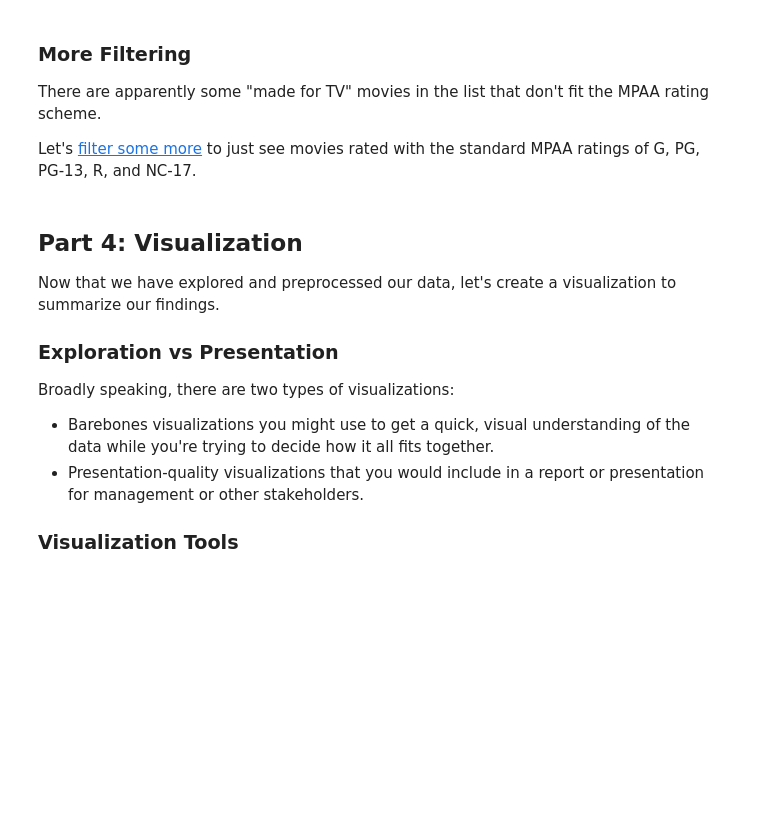
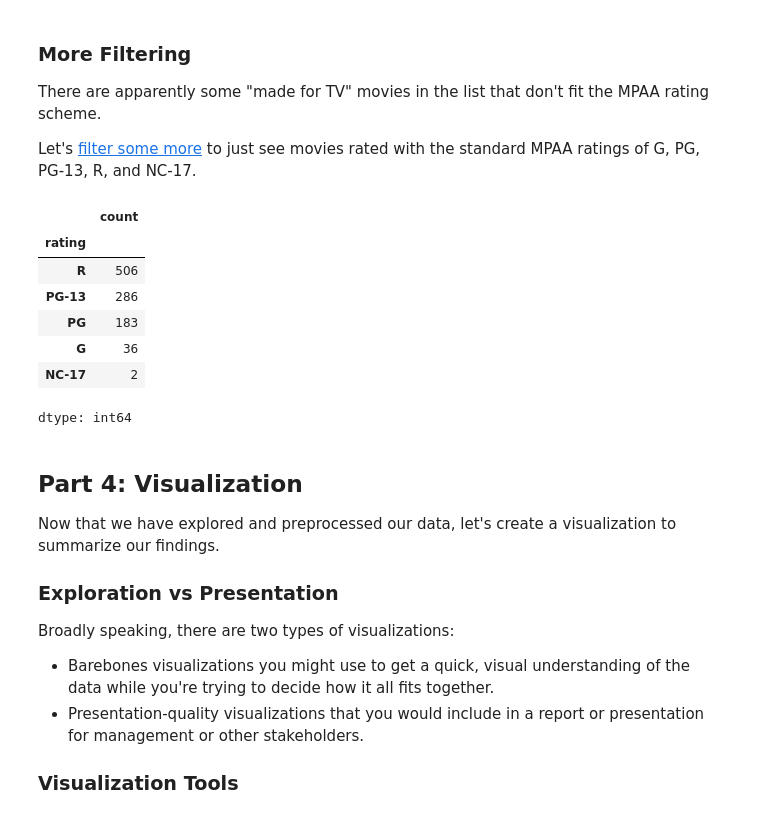
Before and after one commit to eyringspencer/eyringspencer.github.io, a Jupyter notebook: notebooks/Exploration_01.ipynb, the cells around one changed output. Cells and saved outputs as stored; diff of their text form; code cells hidden in the pictures; blank space fills up the shorter version.

```diff
--- a/notebooks/Exploration_01.ipynb
+++ b/notebooks/Exploration_01.ipynb
@@ -73,7 +131,19 @@ Let's [filter some more](https://pandas.pydata.org/docs/getting_started/intro_tu
 # %%
 # Filter the list of movies to select a new subset containing only movies with
 # a standard MPAA rating. Calculate how many rows are in this new set, and
 # then see which ratings appear most often.
+mpaa_movies = movies[movies['rating'].isin(['G', 'PG', 'PG-13', 'R', 'NC-17'])]
+mpaa_movies.shape
+mpaa_movies['rating'].value_counts()
+# %% [output]
+|  | count |
+| rating |  |
+| R | 506 |
+| PG-13 | 286 |
+| PG | 183 |
+| G | 36 |
+| NC-17 | 2 |
+dtype: int64
 # %% [markdown]
 ## Part 4: Visualization
 Now that we have explored and preprocessed our data, let's create a visualization to summarize our findings.
```
Also changed, not shown: parts of 12 cells of this notebook.
